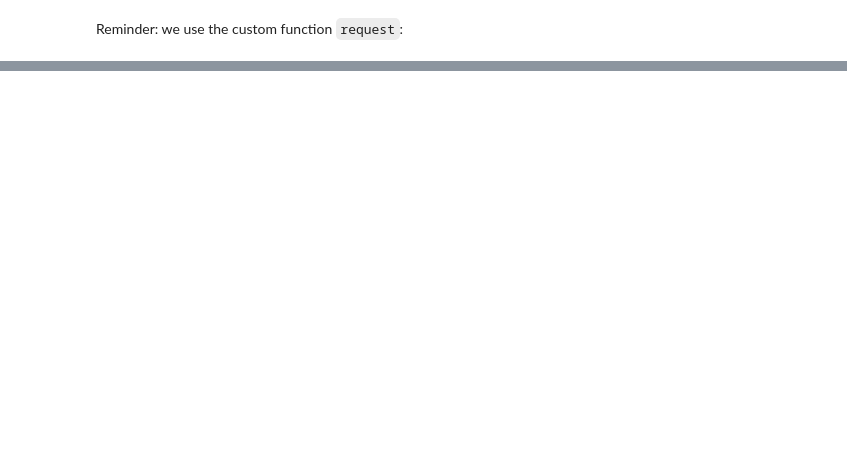
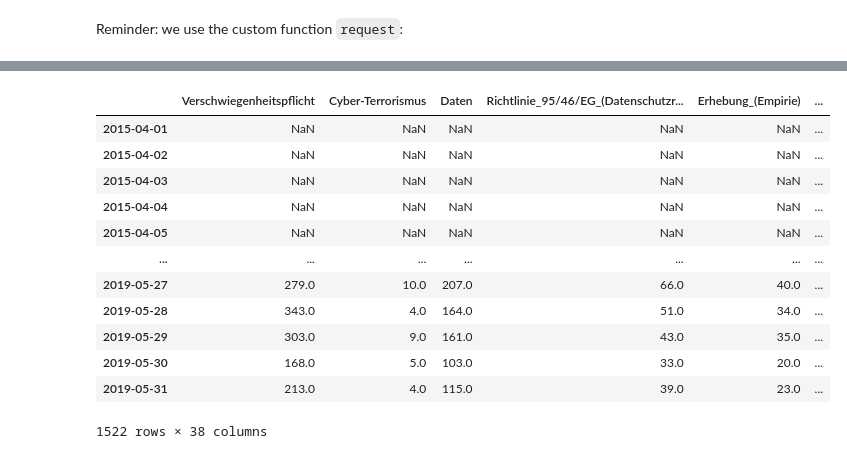
Before and after one commit to epfl-ada/ada-2020-project-milestone-p3-p3_studybuddy, a Jupyter notebook: Scraping.ipynb, the cells around one changed output, grey strips where cells are left out. Saved outputs shown, nothing was run; the diff lists cells and outputs as text; code cells hidden in the pictures; blank space fills up the shorter version.

```diff
--- a/Scraping.ipynb
+++ b/Scraping.ipynb
@@ -16,10 +19,12 @@ import json
 Update the cell below such that it includes the keyword files you want to use. The only other thing you need to care about is to set the `language` variable (defined near the end of the notebook). The file patterns in the cell below will be formatted with the language. For instance, if you set `language='en'`, the file `'terrorism_{}.txt'` will be formatted to `'terrorism_en.txt'`. Currently, one cannot run this notebook in one shot to download data in several languages.
 # %%
 path_data = 'data/'
-keywords_terrorism = path_data + 'terrorism_{}.txt'
+#keywords_terrorism = path_data + 'terrorism_{}.txt'
+keywords_GDPR = path_data + 'GDPR_{}.txt'
 
 keywords_lists = {
-    'terrorism': keywords_terrorism
+    'GDPR': keywords_GDPR
+    #'terrorism': keywords_terrorism
 }
 # %% [markdown]
 # Introduction
@@ -164,10 +171,8 @@ All elements are equal: True
 # %% [markdown]
 ## Scrape keywords
 # %%
-language = 'en'
+language = 'de'
 # Load keywords lists as defined in keywords_lists (defined on top of this notebook)
 keywords = {}
 for listname, filename in keywords_lists.items():
-    filename = filename.format(language)
-    with open(filename, 'r') as f:
-        keywords[listname] = f.read().strip('\n').split('\n')
+    keywords[listname] = read_keywords(filename.format(language))
@@ -198,7 +224,21 @@ def format_dataset(df, language):
     out['language'] = language
     return out
 # %%
-data['terrorism']
+data['GDPR']
+# %% [output]
+|  | Verschwiegenheitspflicht | Cyber-Terrorismus | Daten | Richtlinie_95/46/EG_(Datenschutzr... | Erhebung_(Empirie) | ... |
+| 2015-04-01 | NaN | NaN | NaN | NaN | NaN | ... |
+| 2015-04-02 | NaN | NaN | NaN | NaN | NaN | ... |
+| 2015-04-03 | NaN | NaN | NaN | NaN | NaN | ... |
+| 2015-04-04 | NaN | NaN | NaN | NaN | NaN | ... |
+| 2015-04-05 | NaN | NaN | NaN | NaN | NaN | ... |
+| ... | ... | ... | ... | ... | ... | ... |
+| 2019-05-27 | 279.0 | 10.0 | 207.0 | 66.0 | 40.0 | ... |
+| 2019-05-28 | 343.0 | 4.0 | 164.0 | 51.0 | 34.0 | ... |
+| 2019-05-29 | 303.0 | 9.0 | 161.0 | 43.0 | 35.0 | ... |
+| 2019-05-30 | 168.0 | 5.0 | 103.0 | 33.0 | 20.0 | ... |
+| 2019-05-31 | 213.0 | 4.0 | 115.0 | 39.0 | 23.0 | ... |
+1522 rows × 38 columns
 # %%
 # Pivot / unstack dataframes
 data = {
```
Also changed, not shown: parts of 32 cells of this notebook.
